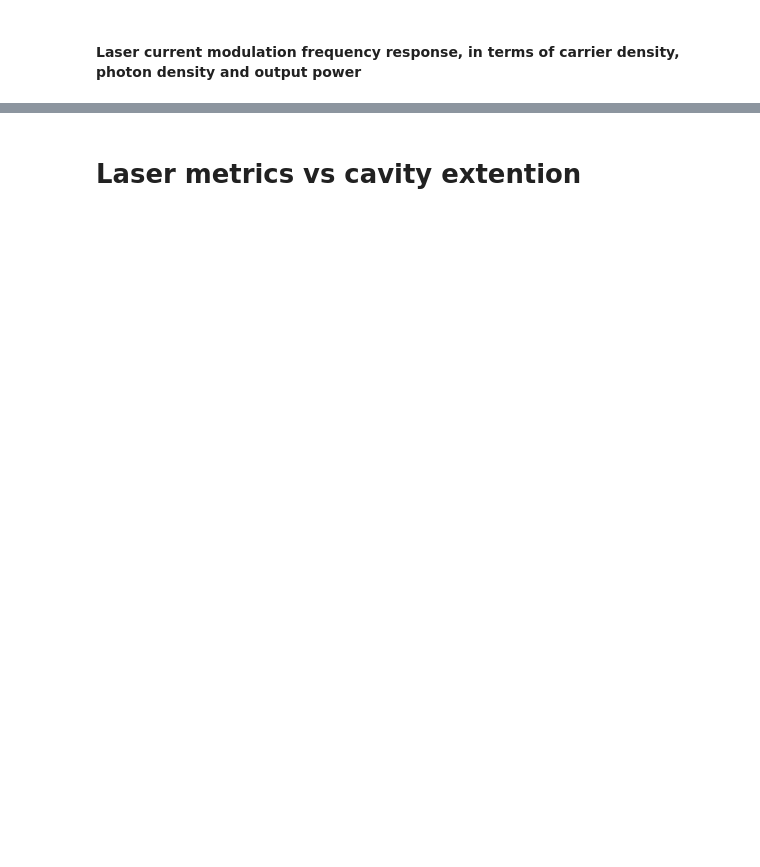
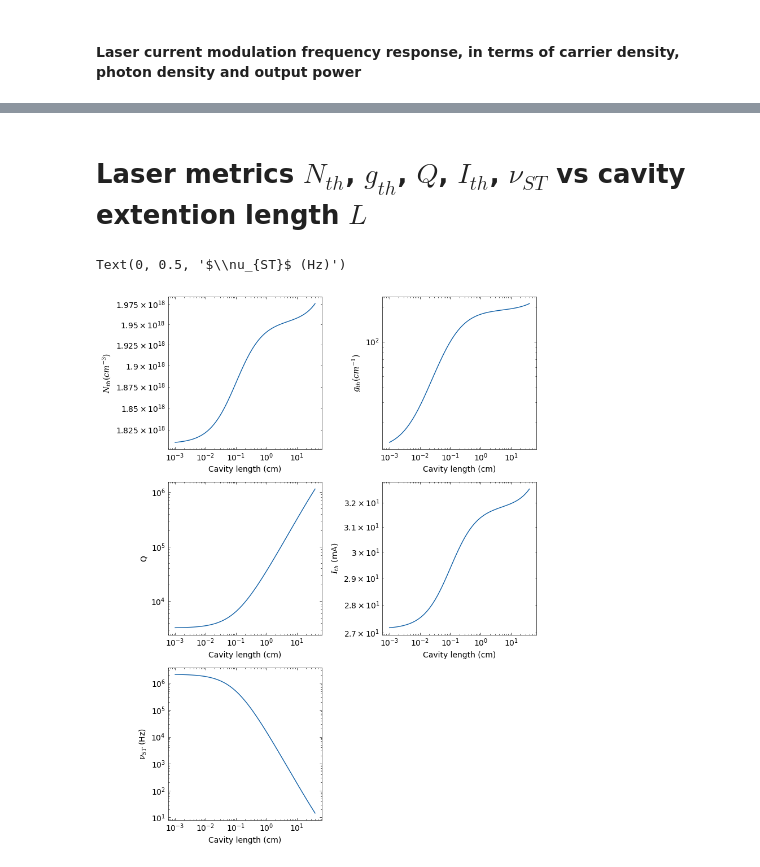
Before and after one commit to kaikai-liu/pyphotonicsims, a Jupyter notebook: notebook/lasermodel-PI-dynamics-hybrid-ecl.ipynb, the cells around one changed output, grey strips where cells are left out. Cells and saved outputs as stored; diff of their text form; code cells hidden in the pictures; blank space fills up the shorter version.

Commit message:
update threshold calc

```diff
--- a/notebook/lasermodel-PI-dynamics-hybrid-ecl.ipynb
+++ b/notebook/lasermodel-PI-dynamics-hybrid-ecl.ipynb
@@ -65,5 +66,46 @@ Text(0, 0.5, 'dP/dI (mW/mA)')
 # %% [markdown]
-# Laser metrics vs cavity extention
+# Laser metrics $N_{th}$, $g_{th}$, $Q$, $I_{th}$, $\nu_{ST}$ vs cavity extention length $L$
-# %%
-Lpx = np.logspace(-2,2,100)
-laser.Lp = Lpx[0]
+# %%
+laser.a_in_p = 0.01 / 4.34
+Lpx = np.logspace(-3,2,100)
+N_th_x = np.zeros(len(Lpx))
+g_th_x = np.zeros(len(Lpx))
+I_th_x = np.zeros(len(Lpx))
+Q_x = np.zeros(len(Lpx))
+vST_x = np.zeros(len(Lpx))
+for ii in range(len(Lpx)):
+    laser.Lp = Lpx[ii]
+    laser.Veff_p = laser.Lp * 2e-8
+    laser.Veff = laser.Veff_a + laser.Veff_p
+    laser.Gamma = laser.V / laser.Veff
+    laser.threshold_calc(ifprint=False,optimal_a_m=True)
+    N_th_x[ii] = laser.N_th
+    g_th_x[ii] = laser.g_th
+    I_th_x[ii] = laser.I_th
+    Q_x[ii] = laser.Q
+    vST_x[ii] = laser.vST_2Ith
+
+plt.figure(figsize=(8,10))
+plt.subplot(321)
+plt.loglog(Lpx,N_th_x)
+plt.xlabel('Cavity length (cm)')
+plt.ylabel(r'$N_{th} (cm^{-3})$')
+plt.subplot(322)
+plt.loglog(Lpx,g_th_x)
+plt.xlabel('Cavity length (cm)')
+plt.ylabel(r'$g_{th} (cm^{-1})$')
+plt.subplot(323)
+plt.loglog(Lpx,Q_x)
+plt.xlabel('Cavity length (cm)')
+plt.ylabel('Q')
+plt.subplot(324)
+plt.loglog(Lpx,I_th_x*1e3)
+plt.xlabel('Cavity length (cm)')
+plt.ylabel(r'$I_{th}$' + ' (mA)')
+plt.subplot(325)
+plt.loglog(Lpx,vST_x)
+plt.xlabel('Cavity length (cm)')
+plt.ylabel(r'$\nu_{ST}$' +' (Hz)')
+# %% [output]
+Text(0, 0.5, '$\\nu_{ST}$ (Hz)')
+[figure, added]
```
Also changed, not shown: parts of 5 cells of this notebook, 8 other files.
